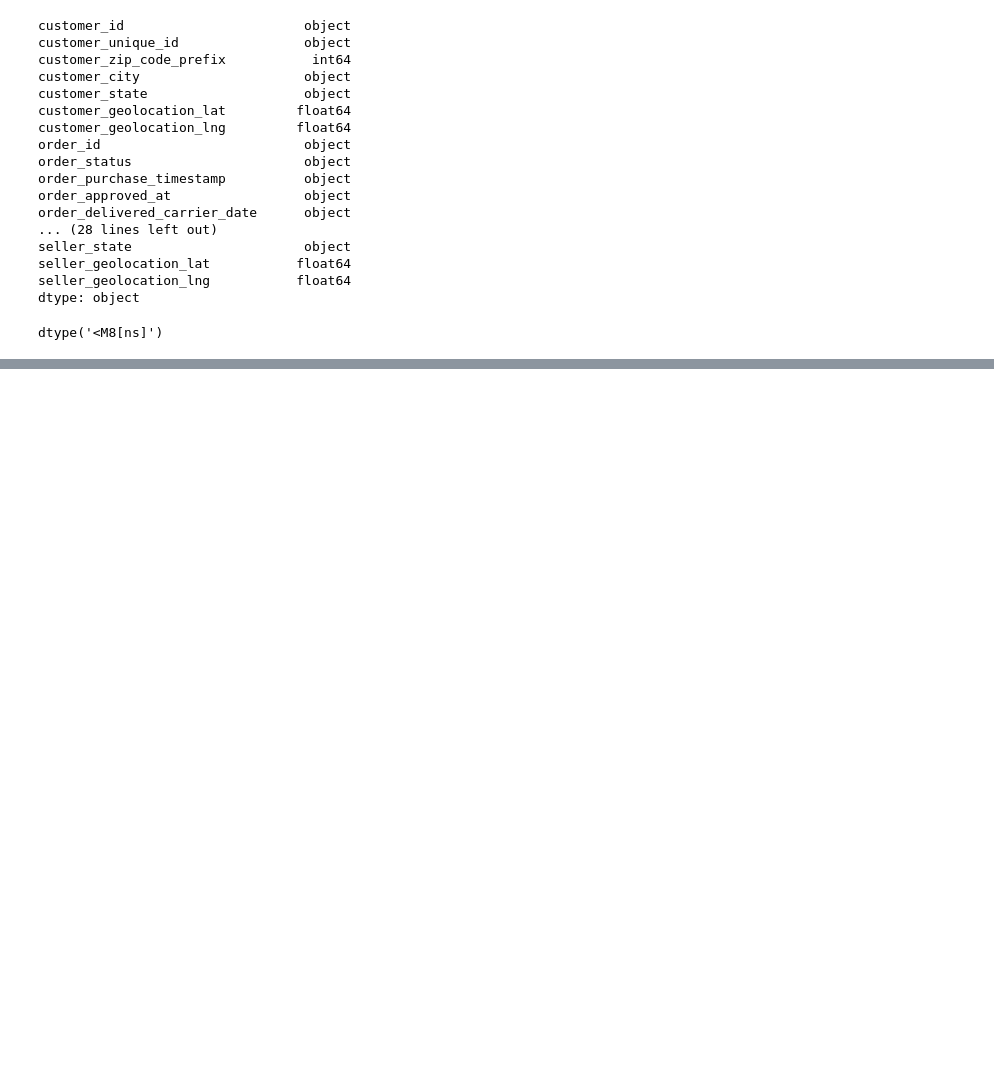
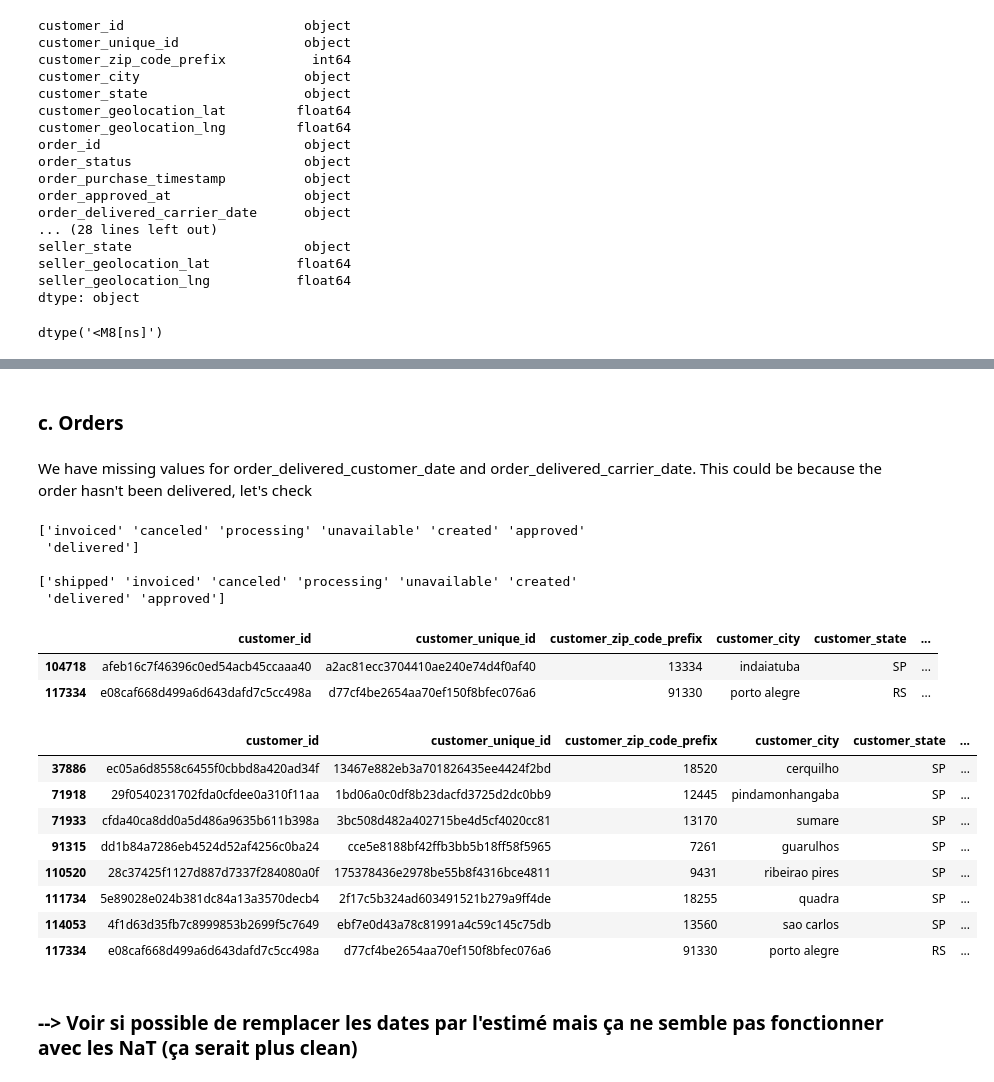
Before and after one commit to RobinPbt/P5-Openclassrooms, a Jupyter notebook: P5_cleaning.ipynb, the cells around one changed output, grey strips where cells are left out. Saved outputs shown, nothing was run; the diff lists cells and outputs as text; code cells hidden in the pictures; blank space fills up the shorter version.

Commit message:
First treatment of missing values

```diff
--- a/P5_cleaning.ipynb
+++ b/P5_cleaning.ipynb
@@ -891,0 +970,10 @@ dtype('<M8[ns]')
+# %%
+# When we have a NaN value for reviews variables, we can assume it means the customer didn't make a review.
+# We will replace NaN by 'Not applicable'
+
+review_var = ['review_id', 'review_score',
+              'review_comment_title', 'review_comment_message',
+              'review_creation_date', 'review_answer_timestamp']
+
+for var in review_var:
+    data.loc[data[var].isna(), var] = 'Not applicable'
@@ -891,0 +1010,3 @@ dtype('<M8[ns]')
+# %%
+# Given the few missing values, we can drop these rows (which are all about the same order)
+data.dropna(subset=['payment_sequential'], inplace=True)
@@ -891,0 +1033,28 @@ dtype('<M8[ns]')
+# %% [markdown]
+### c. Orders
+# %% [markdown]
+We have missing values for order_delivered_customer_date and order_delivered_carrier_date. This could be because the order hasn't been delivered, let's check
+# %%
+# We create 2 dfs with missing values for simplification of next steps
+missing_order_delivered_carrier_date = data[data['order_delivered_carrier_date'].isna()]
+missing_order_delivered_customer_date = data[data['order_delivered_customer_date'].isna()]
+
+# Looking status for missing values
+print(missing_order_delivered_carrier_date['order_status'].unique())
+print('')
+print(missing_order_delivered_customer_date['order_status'].unique())
+# %% [output]
+['invoiced' 'canceled' 'processing' 'unavailable' 'created' 'approved'
+ 'delivered']
+
+['shipped' 'invoiced' 'canceled' 'processing' 'unavailable' 'created'
+ 'delivered' 'approved']
+# %%
+# For order_delivered_carrier_date and we can assume it make sense we have NaN values if the order isn't delivered
+# Let's check if we have delivered orders without values
+
+missing_order_delivered_carrier_date[missing_order_delivered_carrier_date['order_status'] == 'delivered']
+# %% [output]
+|  | customer_id | customer_unique_id | customer_zip_code_prefix | customer_city | customer_state | ... |
+| 104718 | afeb16c7f46396c0ed54acb45ccaaa40 | a2ac81ecc3704410ae240e74d4f0af40 | 13334 | indaiatuba | SP | ... |
+| 117334 | e08caf668d499a6d643dafd7c5cc498a | d77cf4be2654aa70ef150f8bfec076a6 | 91330 | porto alegre | RS | ... |
@@ -891,0 +1071,14 @@ dtype('<M8[ns]')
+# %%
+# Same check for order_delivered_customer_date
+
+missing_order_delivered_customer_date[missing_order_delivered_customer_date['order_status'] == 'delivered']
+# %% [output]
+|  | customer_id | customer_unique_id | customer_zip_code_prefix | customer_city | customer_state | ... |
+| 37886 | ec05a6d8558c6455f0cbbd8a420ad34f | 13467e882eb3a701826435ee4424f2bd | 18520 | cerquilho | SP | ... |
+| 71918 | 29f0540231702fda0cfdee0a310f11aa | 1bd06a0c0df8b23dacfd3725d2dc0bb9 | 12445 | pindamonhangaba | SP | ... |
+| 71933 | cfda40ca8dd0a5d486a9635b611b398a | 3bc508d482a402715be4d5cf4020cc81 | 13170 | sumare | SP | ... |
+| 91315 | dd1b84a7286eb4524d52af4256c0ba24 | cce5e8188bf42ffb3bb5b18ff58f5965 | 7261 | guarulhos | SP | ... |
+| 110520 | 28c37425f1127d887d7337f284080a0f | 175378436e2978be55b8f4316bce4811 | 9431 | ribeirao pires | SP | ... |
+| 111734 | 5e89028e024b381dc84a13a3570decb4 | 2f17c5b324ad603491521b279a9ff4de | 18255 | quadra | SP | ... |
+| 114053 | 4f1d63d35fb7c8999853b2699f5c7649 | ebf7e0d43a78c81991a4c59c145c75db | 13560 | sao carlos | SP | ... |
+| 117334 | e08caf668d499a6d643dafd7c5cc498a | d77cf4be2654aa70ef150f8bfec076a6 | 91330 | porto alegre | RS | ... |
@@ -891,0 +1094,2 @@ dtype('<M8[ns]')
+# %% [markdown]
+### --> Voir si possible de remplacer les dates par l'estimé mais ça ne semble pas fonctionner avec les NaT (ça serait plus clean)
```
Also changed, not shown: parts of 35 cells of this notebook.
